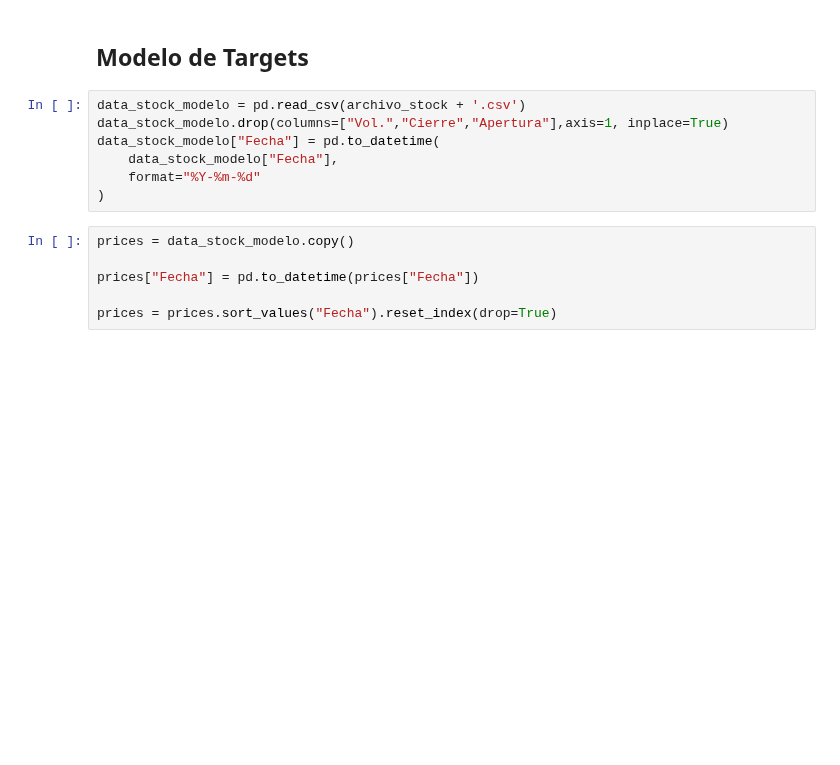
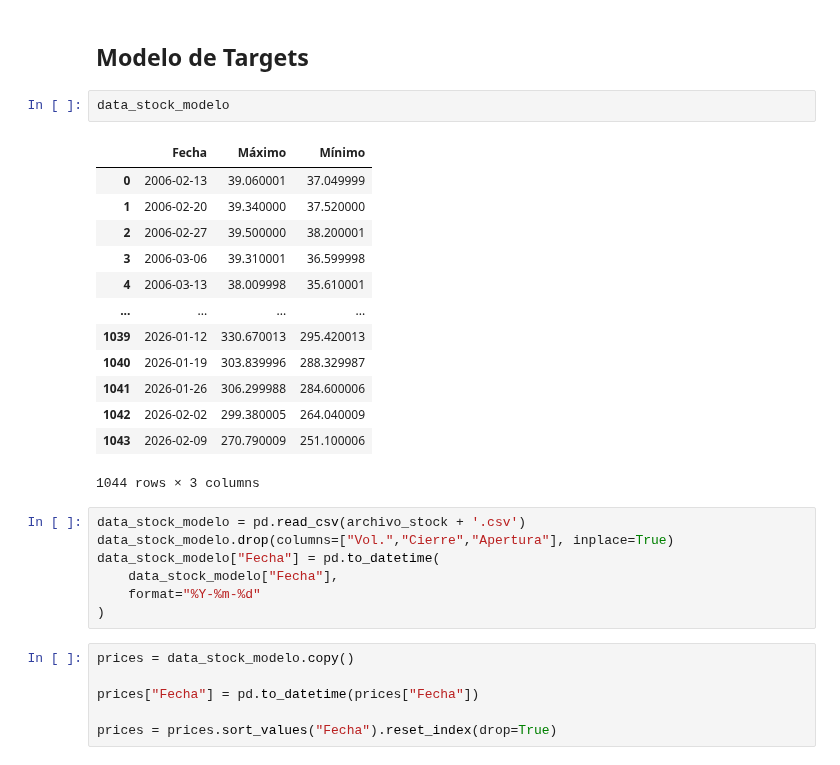
Before and after one commit to Marco23rubio/Stocks, a Jupyter notebook: Valuaciones_4_USA.ipynb, the cells around one changed output. Drawn from its saved outputs; the diff is of its cells as text; blank space fills up the shorter version.

```diff
--- a/Valuaciones_4_USA.ipynb
+++ b/Valuaciones_4_USA.ipynb
@@ -3438,9 +2392,25 @@ if len(df_valuaciones) > 5:
     df_valuaciones = df_valuaciones.iloc[5:].reset_index(drop=True)
 # %% [markdown]
 ## Modelo de Targets
+# %%
+data_stock_modelo
+# %% [output]
+|  | Fecha | Máximo | Mínimo |
+| 0 | 2006-02-13 | 39.060001 | 37.049999 |
+| 1 | 2006-02-20 | 39.340000 | 37.520000 |
+| 2 | 2006-02-27 | 39.500000 | 38.200001 |
+| 3 | 2006-03-06 | 39.310001 | 36.599998 |
+| 4 | 2006-03-13 | 38.009998 | 35.610001 |
+| ... | ... | ... | ... |
+| 1039 | 2026-01-12 | 330.670013 | 295.420013 |
+| 1040 | 2026-01-19 | 303.839996 | 288.329987 |
+| 1041 | 2026-01-26 | 306.299988 | 284.600006 |
+| 1042 | 2026-02-02 | 299.380005 | 264.040009 |
+| 1043 | 2026-02-09 | 270.790009 | 251.100006 |
+1044 rows × 3 columns
 # %%
 data_stock_modelo = pd.read_csv(archivo_stock + '.csv')
-data_stock_modelo.drop(columns=["Vol.","Cierre","Apertura"],axis=1, inplace=True)
+data_stock_modelo.drop(columns=["Vol.","Cierre","Apertura"], inplace=True)
 data_stock_modelo["Fecha"] = pd.to_datetime(
     data_stock_modelo["Fecha"],
     format="%Y-%m-%d"
```
Also changed, not shown: parts of 58 cells of this notebook, 6 other files.
